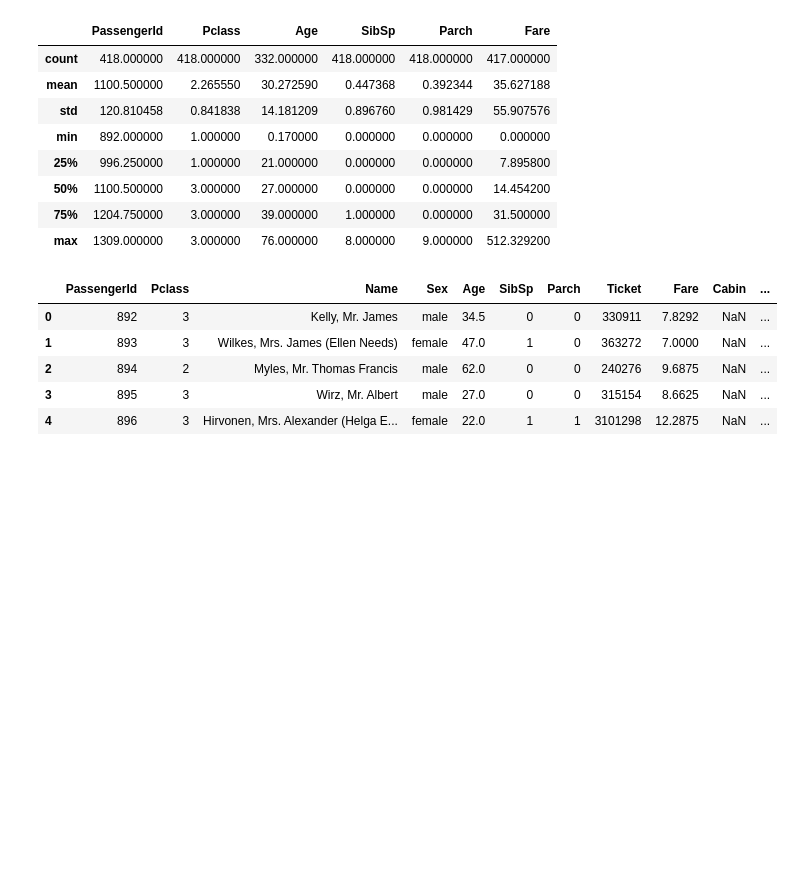
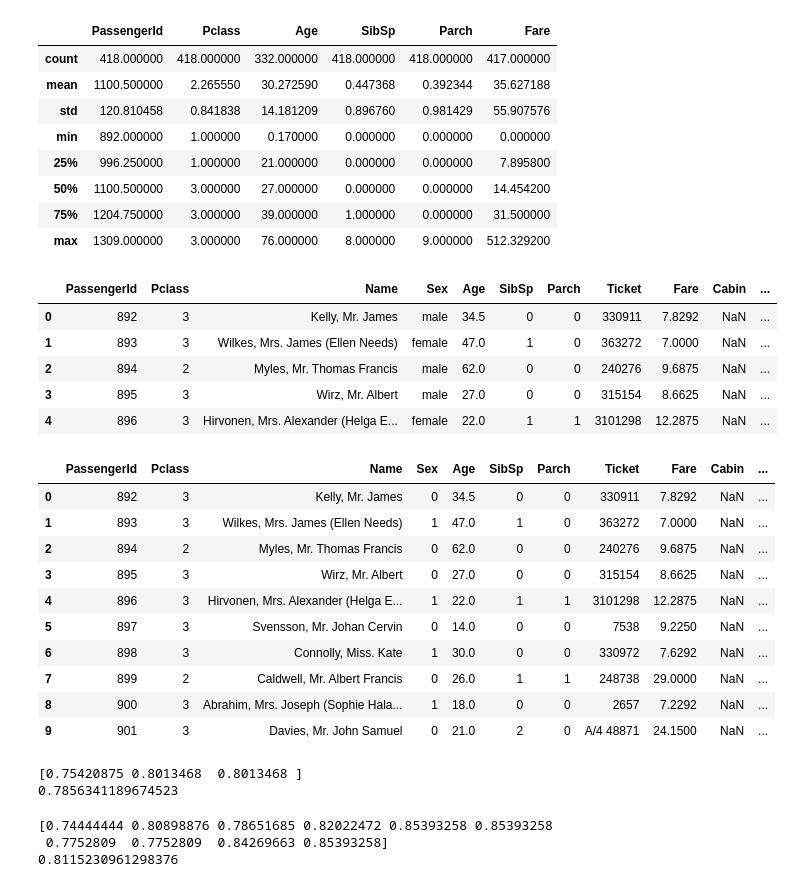
Before and after one commit to hhhhjjj/metro_ai, a Jupyter notebook: come_titanic.ipynb, the cells around one changed output. Cells and saved outputs as stored; diff of their text form; code cells hidden in the pictures; blank space fills up the shorter version.

```diff
--- a/come_titanic.ipynb
+++ b/come_titanic.ipynb
@@ -212,3 +212,57 @@ data_test["Survived"] = -1
 
 test_predictors = data_test[test_features]
 data_test["Survived"] = LogRegAlg.predict(test_predictors)
+# %%
+data_test.head(10)
+# %% [output]
+|  | PassengerId | Pclass | Name | Sex | Age | SibSp | Parch | Ticket | Fare | Cabin | ... |
+| 0 | 892 | 3 | Kelly, Mr. James | 0 | 34.5 | 0 | 0 | 330911 | 7.8292 | NaN | ... |
+| 1 | 893 | 3 | Wilkes, Mrs. James (Ellen Needs) | 1 | 47.0 | 1 | 0 | 363272 | 7.0000 | NaN | ... |
+| 2 | 894 | 2 | Myles, Mr. Thomas Francis | 0 | 62.0 | 0 | 0 | 240276 | 9.6875 | NaN | ... |
+| 3 | 895 | 3 | Wirz, Mr. Albert | 0 | 27.0 | 0 | 0 | 315154 | 8.6625 | NaN | ... |
+| 4 | 896 | 3 | Hirvonen, Mrs. Alexander (Helga E... | 1 | 22.0 | 1 | 1 | 3101298 | 12.2875 | NaN | ... |
+| 5 | 897 | 3 | Svensson, Mr. Johan Cervin | 0 | 14.0 | 0 | 0 | 7538 | 9.2250 | NaN | ... |
+| 6 | 898 | 3 | Connolly, Miss. Kate | 1 | 30.0 | 0 | 0 | 330972 | 7.6292 | NaN | ... |
+| 7 | 899 | 2 | Caldwell, Mr. Albert Francis | 0 | 26.0 | 1 | 1 | 248738 | 29.0000 | NaN | ... |
+| 8 | 900 | 3 | Abrahim, Mrs. Joseph (Sophie Hala... | 1 | 18.0 | 0 | 0 | 2657 | 7.2292 | NaN | ... |
+| 9 | 901 | 3 | Davies, Mr. John Samuel | 0 | 21.0 | 2 | 0 | A/4 48871 | 24.1500 | NaN | ... |
+# %%
+# 使用随机森林
+from sklearn import model_selection
+from sklearn.ensemble import RandomForestClassifier
+
+predictors=["Pclass","Sex","Age","SibSp","Parch","Fare","Embarked"]
+
+
+#10棵决策树，停止的条件：样本个数为2，叶子节点个数为1
+alg=RandomForestClassifier(random_state=1,n_estimators=10,min_samples_split=2,min_samples_leaf=1)
+
+#Compute the accuracy score for all the cross validation folds.  (much simpler than what we did before!)
+#kf=cross_validation.KFold(data_train.shape[0],n_folds=3,random_state=1)
+kf=model_selection.KFold(n_splits=3,shuffle=False, random_state=1)
+
+
+scores=model_selection.cross_val_score(alg,data_train[predictors],data_train["Survived"],cv=kf)
+print(scores)
+#Take the mean of the scores (because we have one for each fold)
+print(scores.mean())
+# %% [output]
+[0.75420875 0.8013468  0.8013468 ]
+0.7856341189674523
+# %%
+#30棵决策树，停止的条件：样本个数为2，叶子节点个数为1
+alg=RandomForestClassifier(random_state=1,n_estimators=30,min_samples_split=2,min_samples_leaf=1)
+
+#Compute the accuracy score for all the cross validation folds.  (much simpler than what we did before!)
+#kf=cross_validation.KFold(data_train.shape[0],n_folds=10,random_state=1)
+kf=model_selection.KFold(n_splits=10,shuffle=False,random_state=1)
+
+scores=model_selection.cross_val_score(alg,data_train[predictors],data_train["Survived"],cv=kf)
+
+print(scores)
+#Take the mean of the scores (because we have one for each fold)
+print(scores.mean())
+# %% [output]
+[0.74444444 0.80898876 0.78651685 0.82022472 0.85393258 0.85393258
+ 0.7752809  0.7752809  0.84269663 0.85393258]
+0.8115230961298376
```
